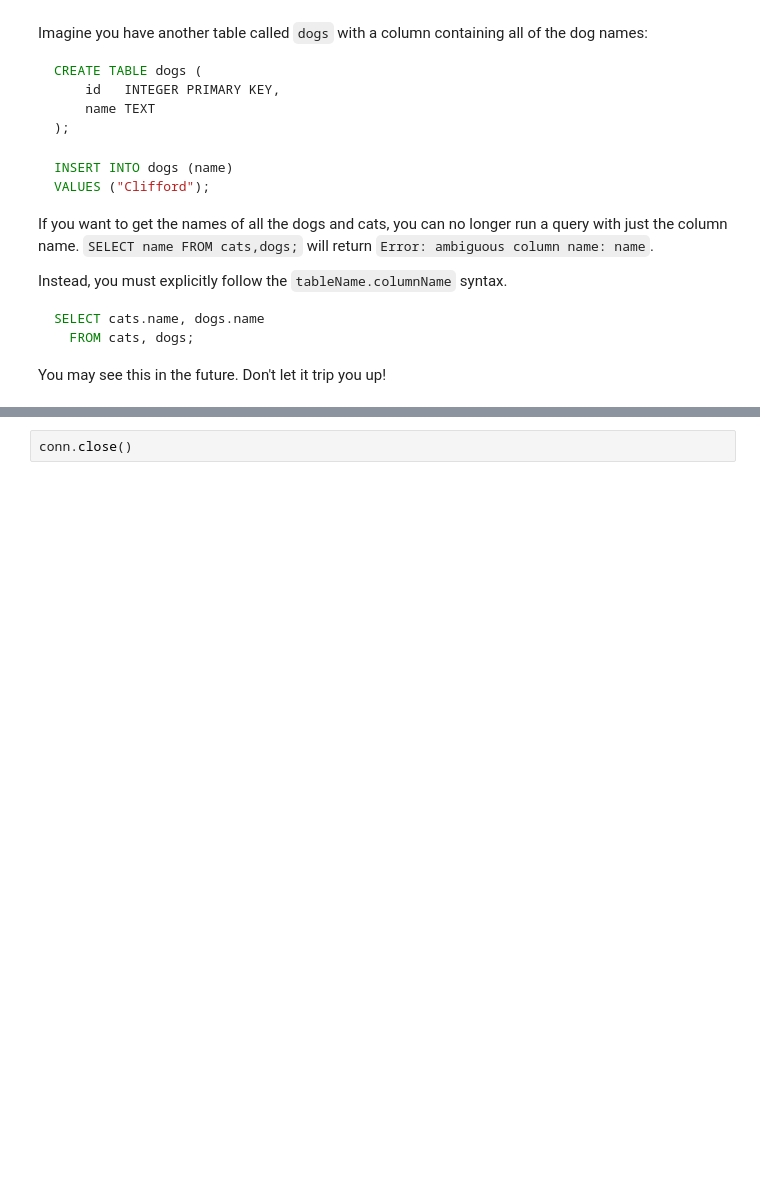
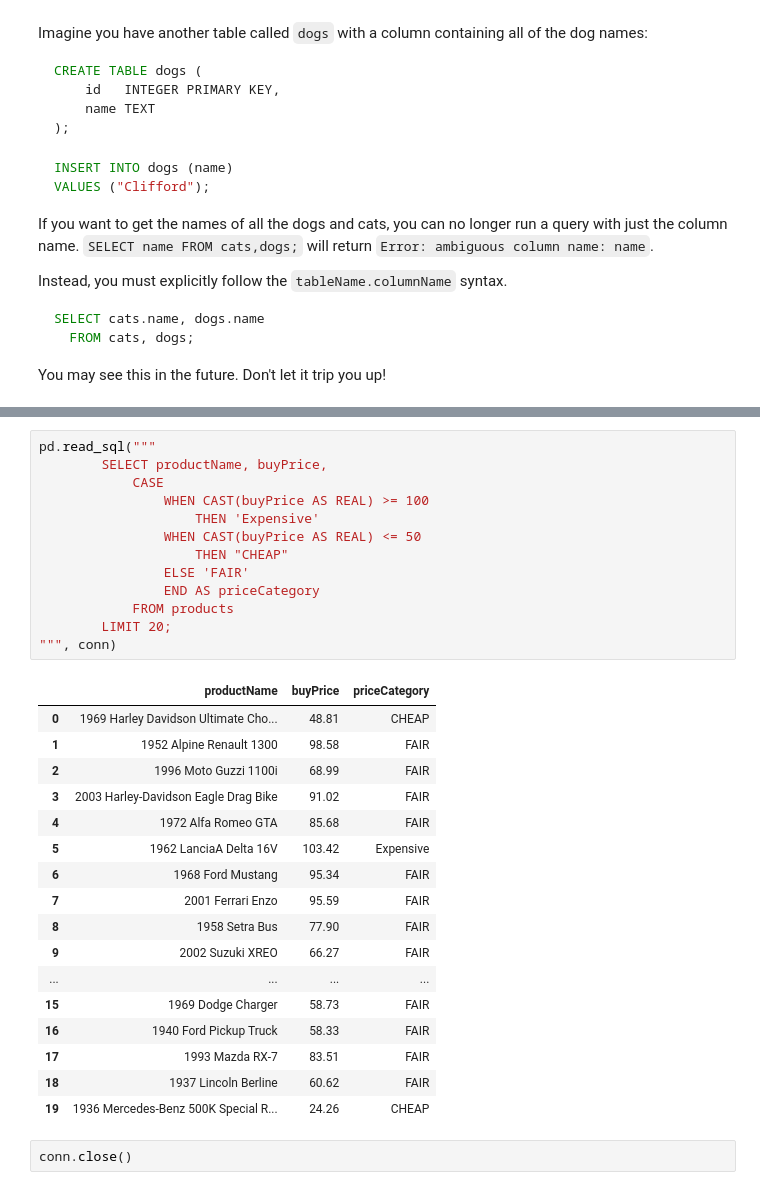
Before and after one commit to KweyuV/dsc-filtering-v2-4, a Jupyter notebook: index.ipynb, the cells around one changed output, grey strips where cells are left out. Saved outputs shown, nothing was run; the diff lists cells and outputs as text; blank space fills up the shorter version.

```diff
--- a/index.ipynb
+++ b/index.ipynb
@@ -603,3 +657,34 @@ You may see this in the future. Don't let it trip you up!
+# %%
+pd.read_sql("""
+        SELECT productName, buyPrice,
+            CASE
+                WHEN CAST(buyPrice AS REAL) >= 100
+                    THEN 'Expensive'
+                WHEN CAST(buyPrice AS REAL) <= 50
+                    THEN "CHEAP"
+                ELSE 'FAIR'
+                END AS priceCategory
+            FROM products
+        LIMIT 20;
+""", conn)
+# %% [output]
+|  | productName | buyPrice | priceCategory |
+| 0 | 1969 Harley Davidson Ultimate Cho... | 48.81 | CHEAP |
+| 1 | 1952 Alpine Renault 1300 | 98.58 | FAIR |
+| 2 | 1996 Moto Guzzi 1100i | 68.99 | FAIR |
+| 3 | 2003 Harley-Davidson Eagle Drag Bike | 91.02 | FAIR |
+| 4 | 1972 Alfa Romeo GTA | 85.68 | FAIR |
+| 5 | 1962 LanciaA Delta 16V | 103.42 | Expensive |
+| 6 | 1968 Ford Mustang | 95.34 | FAIR |
+| 7 | 2001 Ferrari Enzo | 95.59 | FAIR |
+| 8 | 1958 Setra Bus | 77.90 | FAIR |
+| 9 | 2002 Suzuki XREO | 66.27 | FAIR |
+| ... | ... | ... | ... |
+| 15 | 1969 Dodge Charger | 58.73 | FAIR |
+| 16 | 1940 Ford Pickup Truck | 58.33 | FAIR |
+| 17 | 1993 Mazda RX-7 | 83.51 | FAIR |
+| 18 | 1937 Lincoln Berline | 60.62 | FAIR |
+| 19 | 1936 Mercedes-Benz 500K Special R... | 24.26 | CHEAP |
 # %%
 conn.close()
 # %% [markdown]
```
Also changed, not shown: parts of 2 cells of this notebook.
